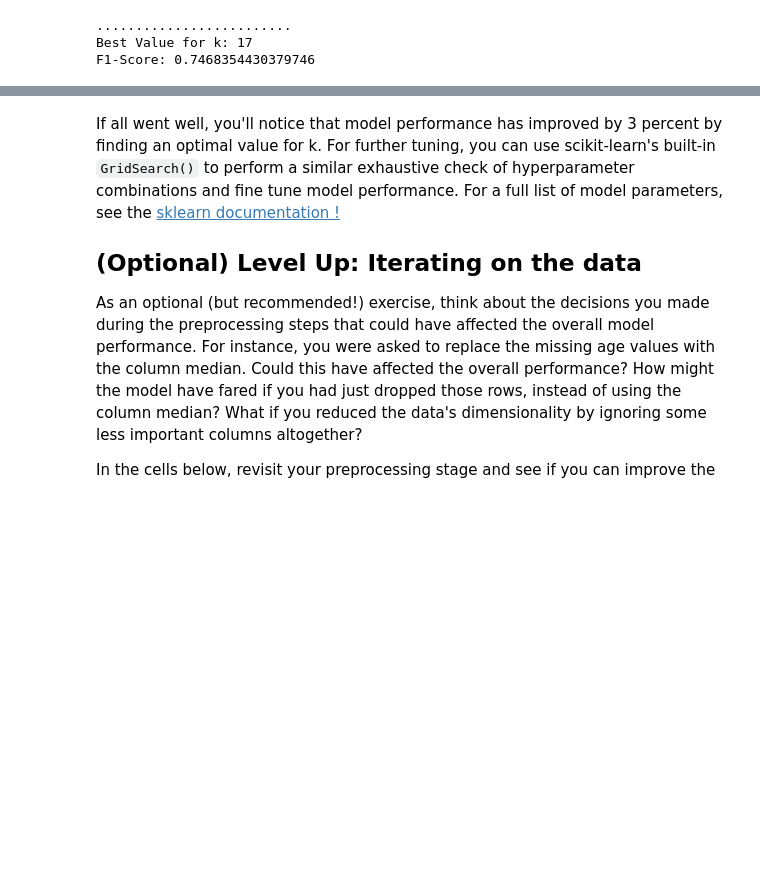
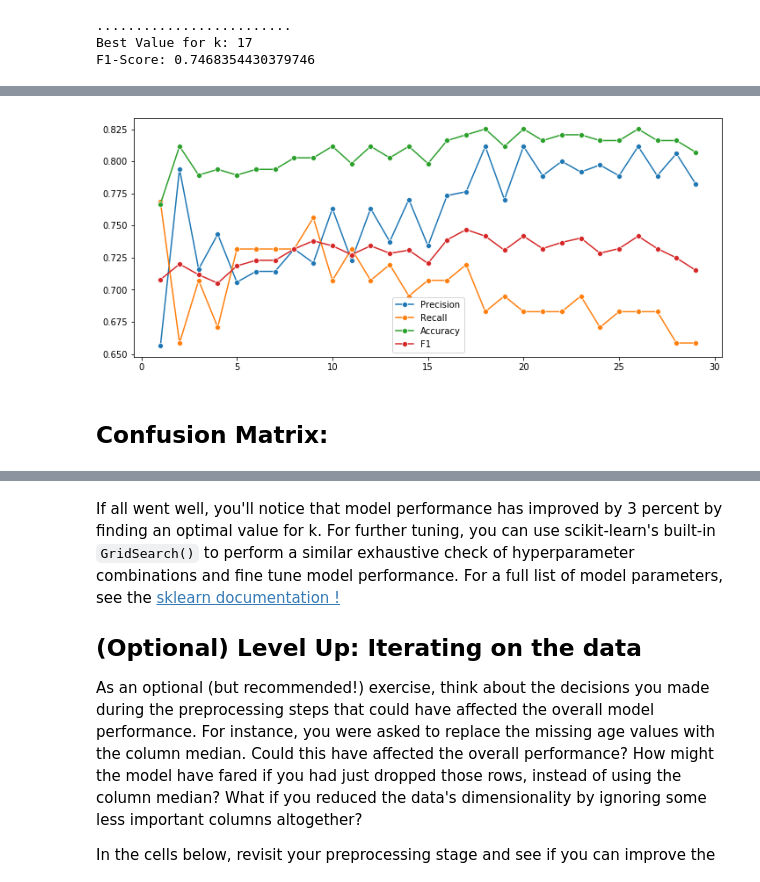
Before and after one commit to thomaskbrown18/dsc-knn-with-scikit-learn-lab-onl01-dtsc-ft-052620, a Jupyter notebook: index.ipynb, the cells around one changed output, grey strips where cells are left out. Saved outputs shown, nothing was run; the diff lists cells and outputs as text; code cells hidden in the pictures; blank space fills up the shorter version.

```diff
--- a/index.ipynb
+++ b/index.ipynb
@@ -301,0 +339,34 @@ F1-Score: 0.7468354430379746
+# %%
+# precision_score, recall_score, accuracy_score, f1_score
+precision_scores = []
+recall_scores = []
+accuracy_scores = []
+f1_test_scores = []
+
+for i in range(1, 30):
+
+    knn = KNeighborsClassifier(i)
+    knn.fit(scaled_data_train, y_train)
+    preds = knn.predict(scaled_data_test)
+    # Tests
+    prec = precision_score(y_test, preds)
+    recall = recall_score(y_test, preds)
+    acc = accuracy_score(y_test, preds)
+    f1 = f1_score(y_test, preds)
+    # Appending
+    precision_scores.append(prec)
+    recall_scores.append(recall)
+    accuracy_scores.append(acc)
+    f1_test_scores.append(f1)
+
+# Plotting
+plt.figure(figsize=(12,5))
+p = sns.lineplot(range(1, 30), precision_scores, marker='o',label='Precision') # precision_score
+p = sns.lineplot(range(1, 30), recall_scores, marker='o',label='Recall') # recall_score
+p = sns.lineplot(range(1, 30), accuracy_scores, marker='o',label='Accuracy') # accuracy_score
+p = sns.lineplot(range(1, 30), f1_test_scores, marker='o',label='F1') # f1_score
+# Looks like we get the best results around K = 11
+# %% [output]
+[figure, added]
+# %% [markdown]
+## Confusion Matrix:
```
Also changed, not shown: parts of 13 cells of this notebook.
